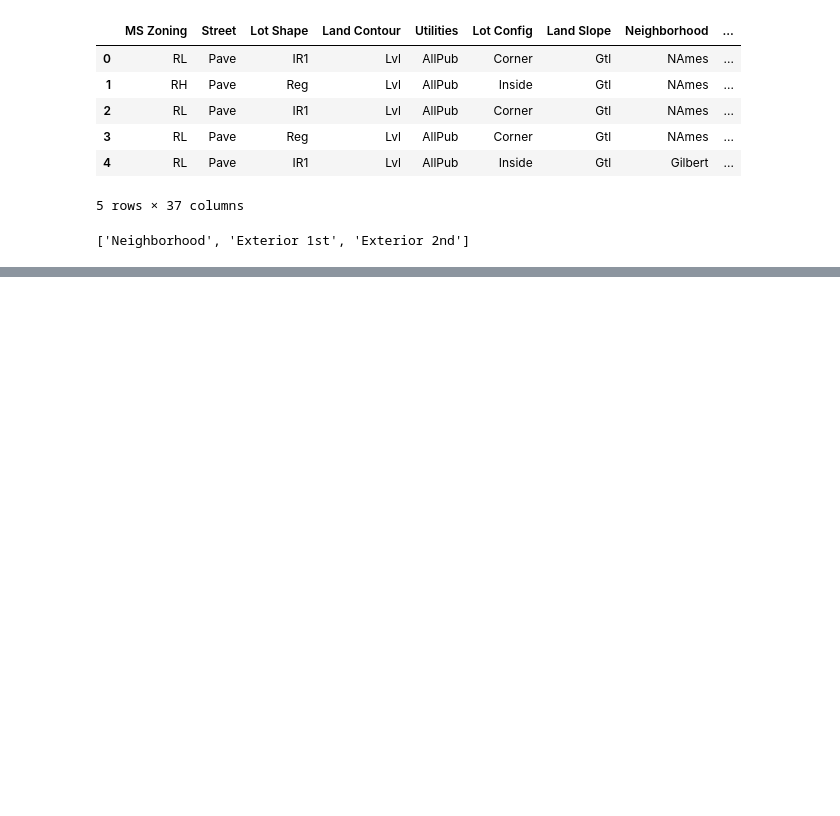
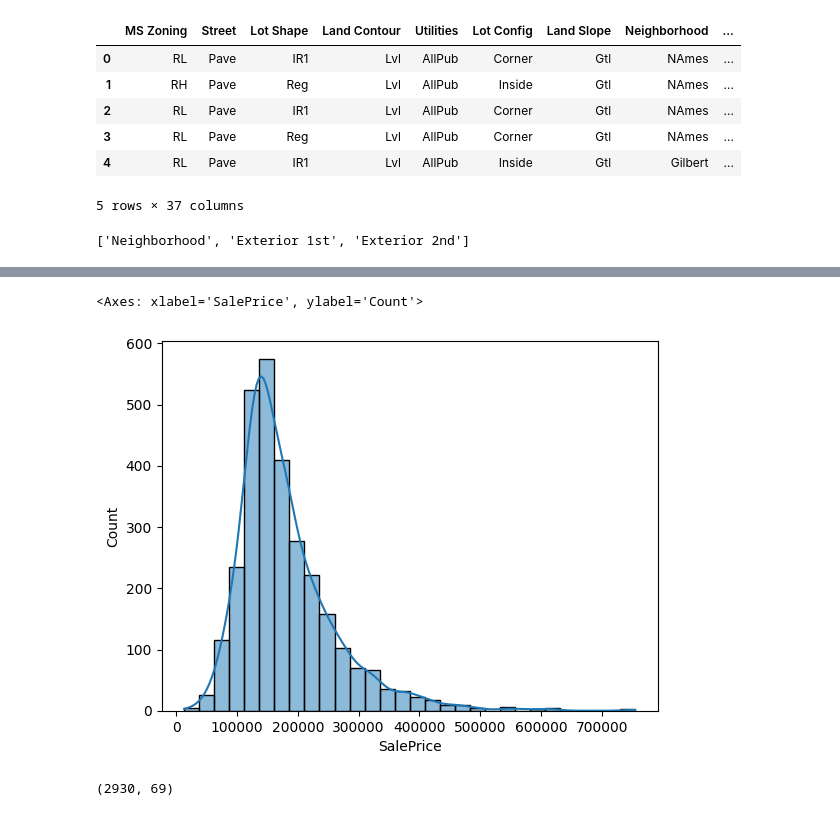
Before and after one commit to GuruChandra/End-to-End-HousePrediction, a Jupyter notebook: research/eda_chandra.ipynb, the cells around one changed output, grey strips where cells are left out. Drawn from its saved outputs; the diff is of its cells as text; code cells hidden in the pictures; blank space fills up the shorter version.

```diff
--- a/research/eda_chandra.ipynb
+++ b/research/eda_chandra.ipynb
@@ -251,0 +272,9 @@ high_cardinality_cols
+# %%
+sns.histplot(df['SalePrice'],bins=30,kde=True)
+# %% [output]
+<Axes: xlabel='SalePrice', ylabel='Count'>
+[figure, added]
+# %%
+df.shape
+# %% [output]
+(2930, 69)
```
Also changed, not shown: parts of 14 cells of this notebook.
